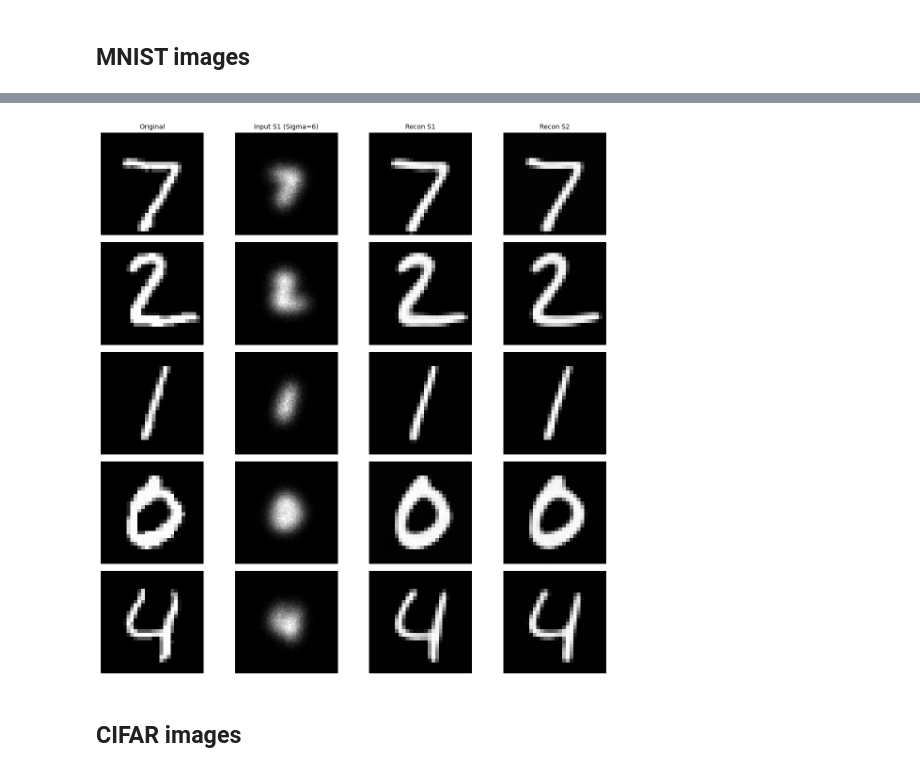
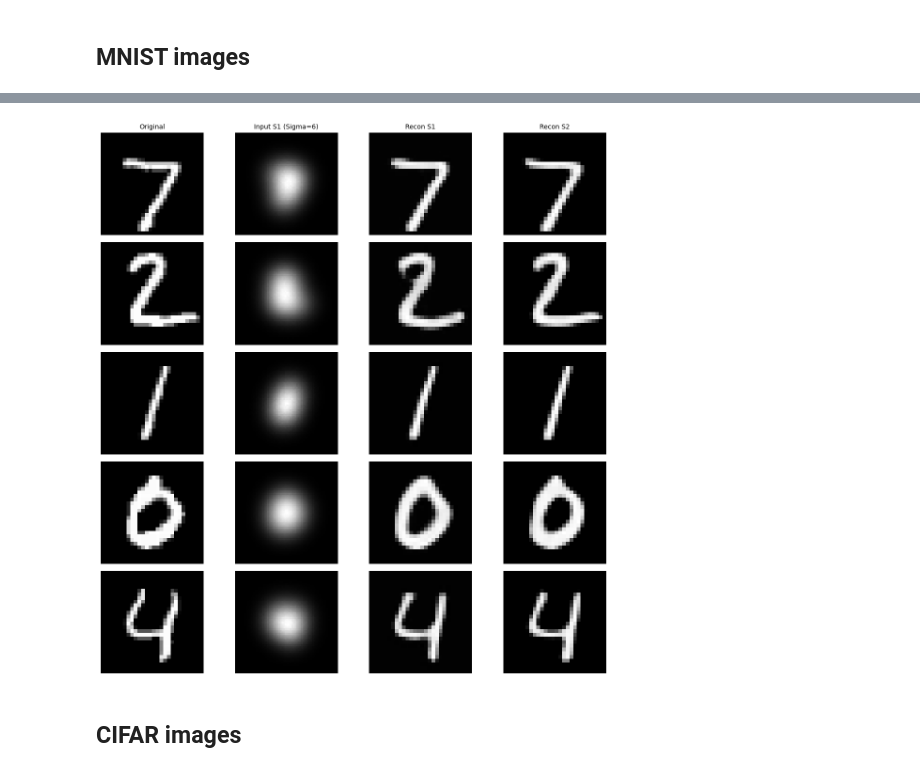
Before and after one commit to arizonaCameraLab/papers, a Jupyter notebook: IntegratedMetaOptics.ipynb, the cells around one changed output, grey strips where cells are left out. Cells and saved outputs as stored; diff of their text form; code cells hidden in the pictures.

```diff
--- a/IntegratedMetaOptics.ipynb
+++ b/IntegratedMetaOptics.ipynb
@@ -637,10 +637,10 @@ def generate_mosaic_data(clean_images, sigma=6):
     # --- Poisson Noise ---
     # Note: Photons=1000 for both strategies because we use 100% energy per pixel now
     def add_noise(img):
-        photons = img * 1000
+        photons = img * 100000
         photons = np.maximum(0., photons)
         noisy = np.random.poisson(photons)
-        return noisy.astype('float32') / 1000.0
+        return noisy.astype('float32') / 100000.0
 
     return add_noise(raw_s1), add_noise(mosaic_s2)
 
@@ -713,9 +713,9 @@ train_clean = x_train[:10000]
 test_clean = x_test[:500]
 
 print("Generating Training Data (Mosaic)...")
-t_s1, t_s2 = generate_mosaic_data(train_clean, sigma=6)
+t_s1, t_s2 = generate_mosaic_data(train_clean, sigma=10)
 print("Generating Test Data (Mosaic)...")
-v_s1, v_s2 = generate_mosaic_data(test_clean, sigma=6)
+v_s1, v_s2 = generate_mosaic_data(test_clean, sigma=10)
 
 print(f"S1 Shape: {t_s1.shape}")
 print(f"S2 Shape: {t_s2.shape} (Mosaic)")
@@ -791,4 +787,4 @@ WARNING:tensorflow:6 out of the last 85 calls to <function TensorFlowTrainer.mak
-[figure, old version]
+[figure, new version]
 # %% [markdown]
 ## CIFAR images
 # %%
```
Also changed, not shown: parts of 21 cells of this notebook.
